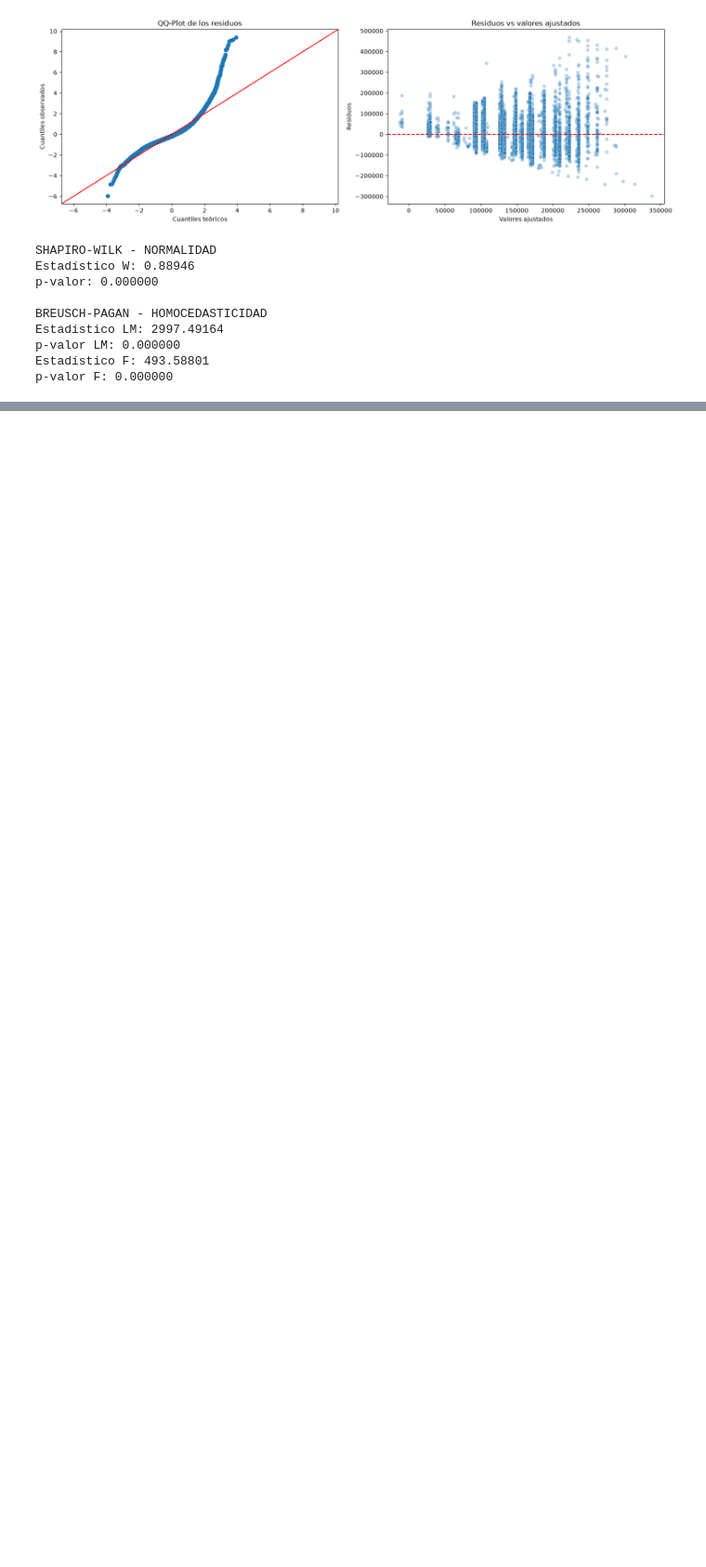
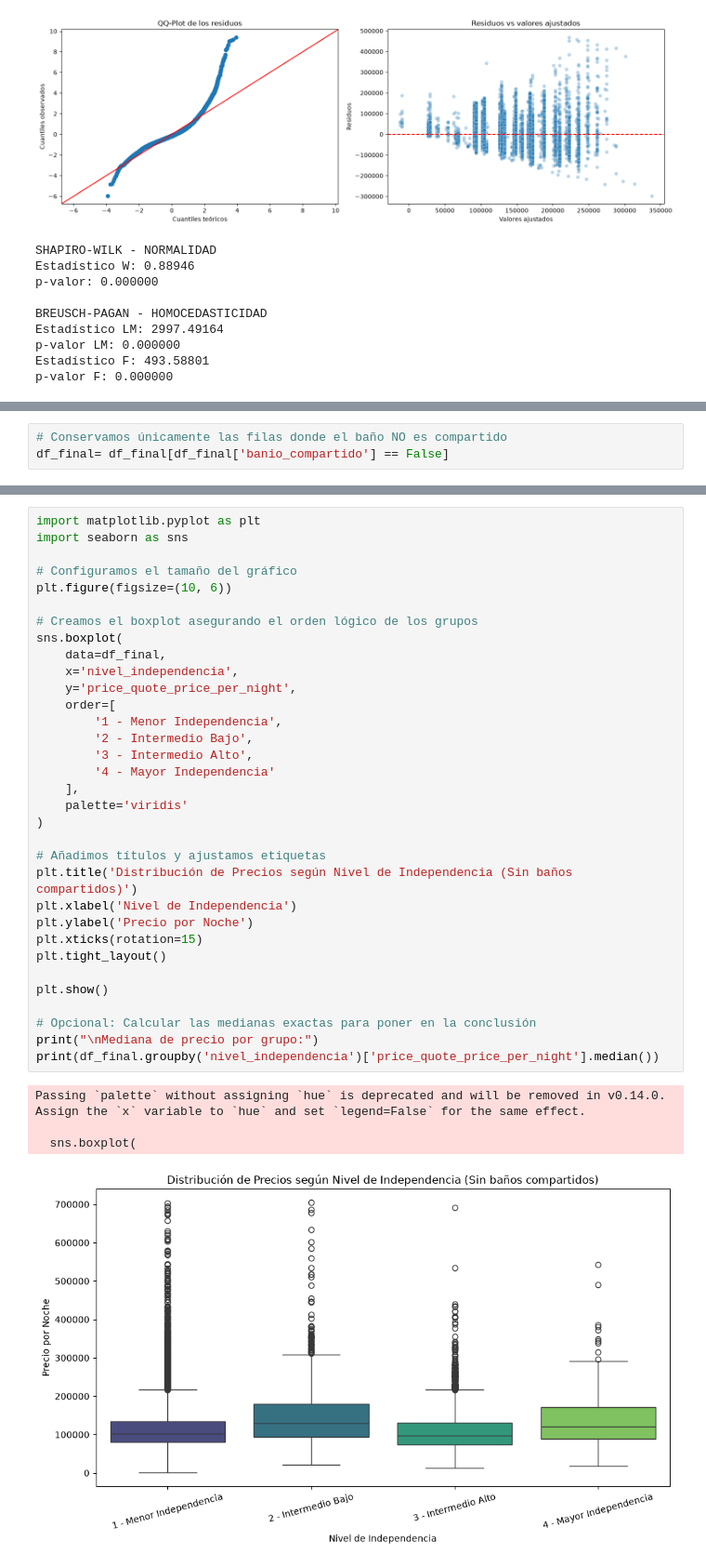
Before and after one commit to CanBugarini/TPE_CienciaDeDatos, a Jupyter notebook: prueba4.ipynb, the cells around one changed output, grey strips where cells are left out. Shown at 93% size. Drawn from its saved outputs; the diff is of its cells as text; blank space fills up the shorter version.

```diff
--- a/prueba4.ipynb
+++ b/prueba4.ipynb
@@ -368,0 +383,3 @@ Viendo el QQ-plot podemos ver el supuesto de normalidad no es
+# %%
+# Conservamos únicamente las filas donde el baño NO es compartido
+df_final= df_final[df_final['banio_compartido'] == False]
@@ -368,0 +441,38 @@ Viendo el QQ-plot podemos ver el supuesto de normalidad no es
+# %%
+import matplotlib.pyplot as plt
+import seaborn as sns
+
+# Configuramos el tamaño del gráfico
+plt.figure(figsize=(10, 6))
+
+# Creamos el boxplot asegurando el orden lógico de los grupos
+sns.boxplot(
+    data=df_final,
+    x='nivel_independencia',
+    y='price_quote_price_per_night',
+    order=[
+        '1 - Menor Independencia',
+        '2 - Intermedio Bajo',
+        '3 - Intermedio Alto',
+        '4 - Mayor Independencia'
+    ],
+    palette='viridis'
+)
+
+# Añadimos títulos y ajustamos etiquetas
+plt.title('Distribución de Precios según Nivel de Independencia (Sin baños compartidos)')
+plt.xlabel('Nivel de Independencia')
+plt.ylabel('Precio por Noche')
+plt.xticks(rotation=15)
+plt.tight_layout()
+
+plt.show()
+
+# Opcional: Calcular las medianas exactas para poner en la conclusión
+print("\nMediana de precio por grupo:")
+print(df_final.groupby('nivel_independencia')['price_quote_price_per_night'].median())
+# %% [output]
+Passing `palette` without assigning `hue` is deprecated and will be removed in v0.14.0. Assign the `x` variable to `hue` and set `legend=False` for the same effect.
+
+  sns.boxplot(
+[figure, added]
```
Also changed, not shown: parts of 10 cells of this notebook.
